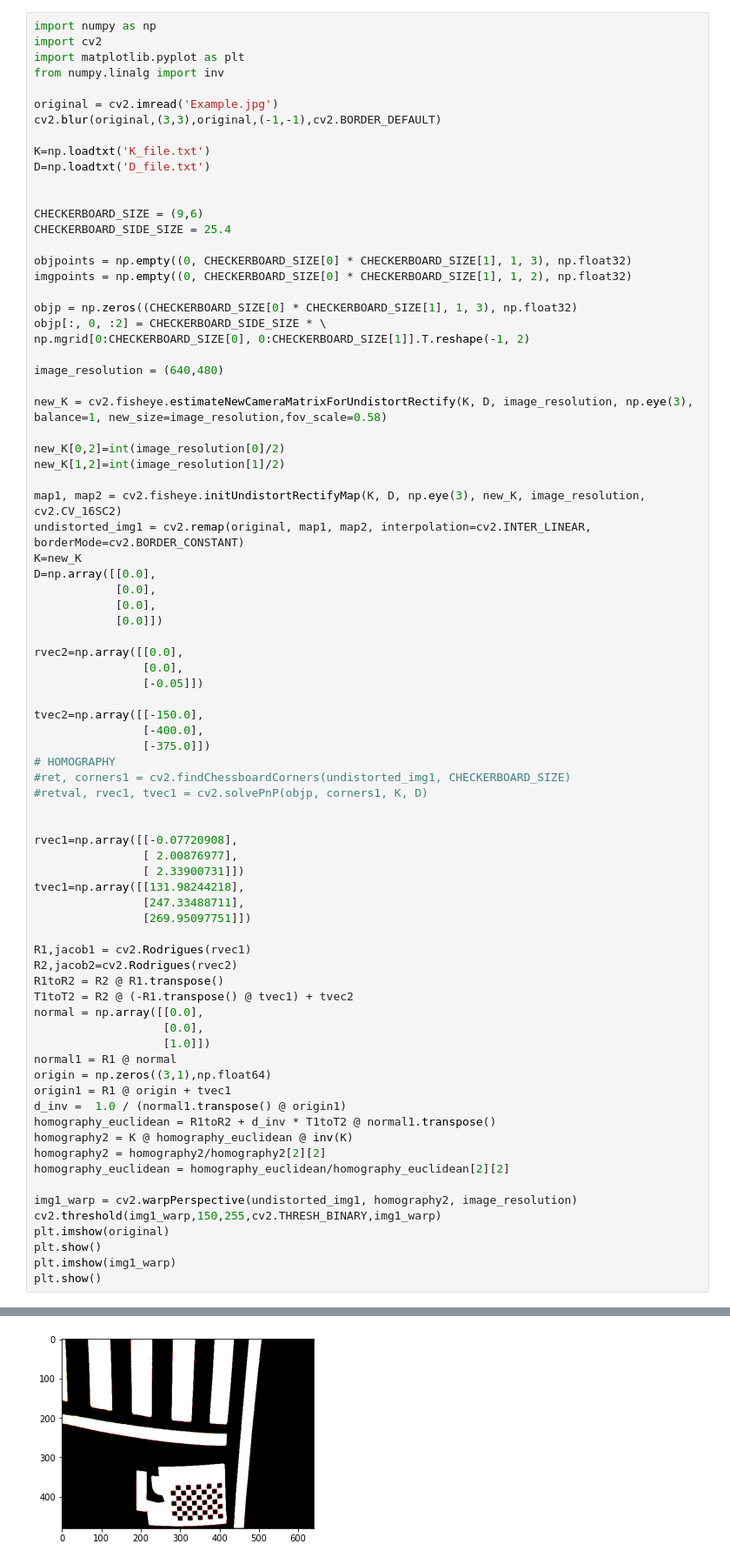
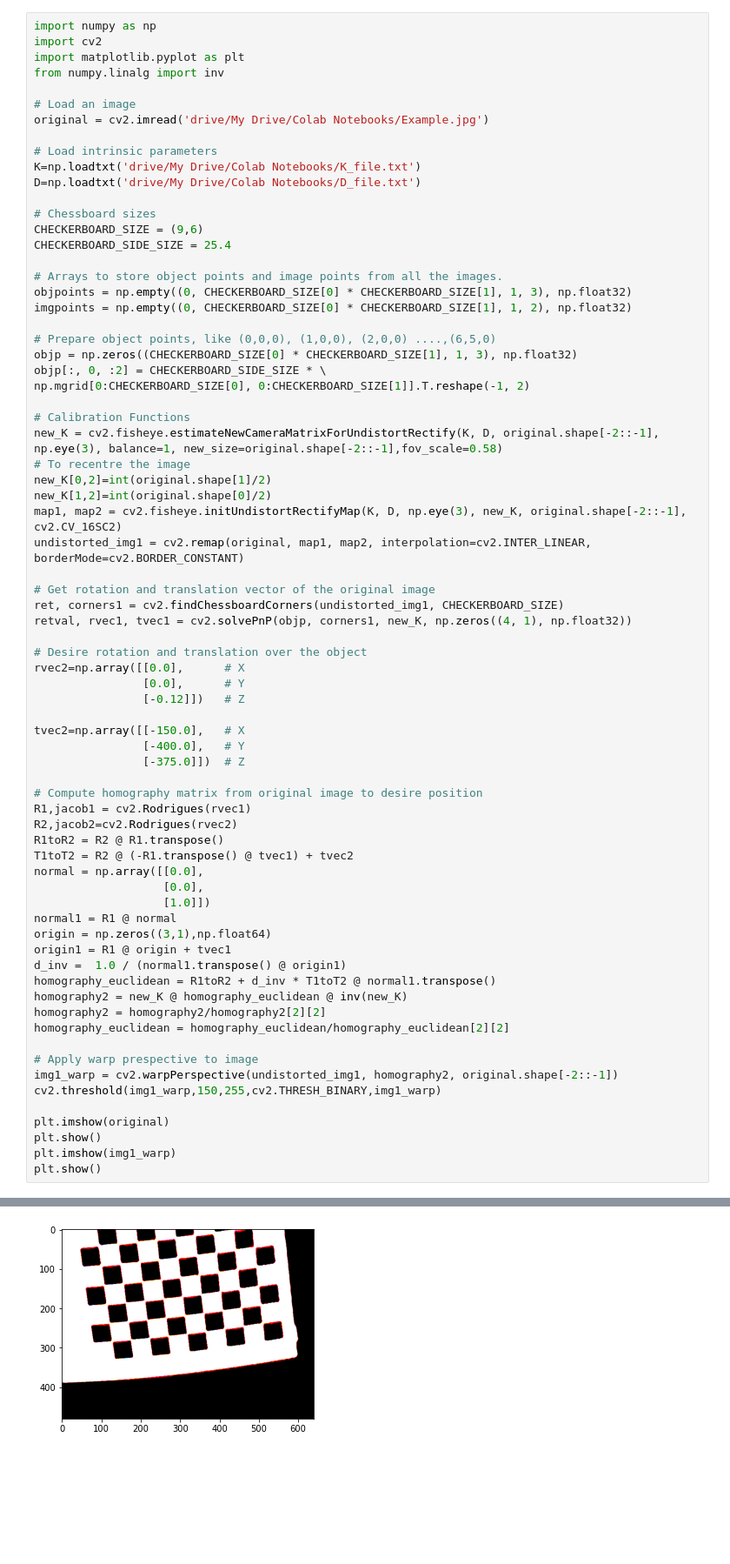
Before and after one commit to ipleiria-robotics/MonoCamCalib4AD, a Jupyter notebook: Calibration&BirdsEyeView.ipynb, the cells around one changed output, grey strips where cells are left out. Shown at 87% size. Drawn from its saved outputs; the diff is of its cells as text; blank space fills up the shorter version.

Commit message:
Colaboratory

```diff
--- a/Calibration&BirdsEyeView.ipynb
+++ b/Calibration&BirdsEyeView.ipynb
@@ -4,79 +226,72 @@ import cv2
 import matplotlib.pyplot as plt
 from numpy.linalg import inv
 
-original = cv2.imread('Example.jpg')
-cv2.blur(original,(3,3),original,(-1,-1),cv2.BORDER_DEFAULT)
+# Load an image
+original = cv2.imread('drive/My Drive/Colab Notebooks/Example.jpg')
 
-K=np.loadtxt('K_file.txt')
-D=np.loadtxt('D_file.txt')
+# Load intrinsic parameters
+K=np.loadtxt('drive/My Drive/Colab Notebooks/K_file.txt')
+D=np.loadtxt('drive/My Drive/Colab Notebooks/D_file.txt')
 
-
+# Chessboard sizes
 CHECKERBOARD_SIZE = (9,6)
 CHECKERBOARD_SIDE_SIZE = 25.4
 
+# Arrays to store object points and image points from all the images.
 objpoints = np.empty((0, CHECKERBOARD_SIZE[0] * CHECKERBOARD_SIZE[1], 1, 3), np.float32)
 imgpoints = np.empty((0, CHECKERBOARD_SIZE[0] * CHECKERBOARD_SIZE[1], 1, 2), np.float32)
 
+# Prepare object points, like (0,0,0), (1,0,0), (2,0,0) ....,(6,5,0)
 objp = np.zeros((CHECKERBOARD_SIZE[0] * CHECKERBOARD_SIZE[1], 1, 3), np.float32)
 objp[:, 0, :2] = CHECKERBOARD_SIDE_SIZE * \
 np.mgrid[0:CHECKERBOARD_SIZE[0], 0:CHECKERBOARD_SIZE[1]].T.reshape(-1, 2)
 
-image_resolution = (640,480)
+# Calibration Functions
+new_K = cv2.fisheye.estimateNewCameraMatrixForUndistortRectify(K, D, original.shape[-2::-1], np.eye(3), balance=1, new_size=original.shape[-2::-1],fov_scale=0.58)
+# To recentre the image
+new_K[0,2]=int(original.shape[1]/2)
+new_K[1,2]=int(original.shape[0]/2)
+map1, map2 = cv2.fisheye.initUndistortRectifyMap(K, D, np.eye(3), new_K, original.shape[-2::-1], cv2.CV_16SC2)
+undistorted_img1 = cv2.remap(original, map1, map2, interpolation=cv2.INTER_LINEAR, borderMode=cv2.BORDER_CONSTANT)
 
-new_K = cv2.fisheye.estimateNewCameraMatrixForUndistortRectify(K, D, image_resolution, np.eye(3), balance=1, new_size=image_resolution,fov_scale=0.58)
+# Get rotation and translation vector of the original image
+ret, corners1 = cv2.findChessboardCorners(undistorted_img1, CHECKERBOARD_SIZE)
+retval, rvec1, tvec1 = cv2.solvePnP(objp, corners1, new_K, np.zeros((4, 1), np.float32))
 
-new_K[0,2]=int(image_resolution[0]/2)
-new_K[1,2]=int(image_resolution[1]/2)
+# Desire rotation and translation over the object
+rvec2=np.array([[0.0],      # X
+                [0.0],      # Y
+                [-0.12]])   # Z
 
-map1, map2 = cv2.fisheye.initUndistortRectifyMap(K, D, np.eye(3), new_K, image_resolution, cv2.CV_16SC2)
-undistorted_img1 = cv2.remap(original, map1, map2, interpolation=cv2.INTER_LINEAR, borderMode=cv2.BORDER_CONSTANT)
-K=new_K
-D=np.array([[0.0],
-            [0.0],
-            [0.0],
-            [0.0]])
+tvec2=np.array([[-150.0],   # X
+                [-400.0],   # Y
+                [-375.0]])  # Z
 
-rvec2=np.array([[0.0],
-                [0.0],
-                [-0.05]])
-
-tvec2=np.array([[-150.0],
-                [-400.0],
-                [-375.0]])
-# HOMOGRAPHY
-#ret, corners1 = cv2.findChessboardCorners(undistorted_img1, CHECKERBOARD_SIZE)
-#retval, rvec1, tvec1 = cv2.solvePnP(objp, corners1, K, D)
-
-
-rvec1=np.array([[-0.07720908],
-                [ 2.00876977],
-                [ 2.33900731]])
-tvec1=np.array([[131.98244218],
-                [247.33488711],
-                [269.95097751]])
-
+# Compute homography matrix from original image to desire position
 R1,jacob1 = cv2.Rodrigues(rvec1)
 R2,jacob2=cv2.Rodrigues(rvec2)
 R1toR2 = R2 @ R1.transpose()
 T1toT2 = R2 @ (-R1.transpose() @ tvec1) + tvec2
 normal = np.array([[0.0],
                    [0.0],
                    [1.0]])
 normal1 = R1 @ normal
 origin = np.zeros((3,1),np.float64)
 origin1 = R1 @ origin + tvec1
 d_inv =  1.0 / (normal1.transpose() @ origin1)
 homography_euclidean = R1toR2 + d_inv * T1toT2 @ normal1.transpose()
-homography2 = K @ homography_euclidean @ inv(K)
+homography2 = new_K @ homography_euclidean @ inv(new_K)
 homography2 = homography2/homography2[2][2]
 homography_euclidean = homography_euclidean/homography_euclidean[2][2]
 
-img1_warp = cv2.warpPerspective(undistorted_img1, homography2, image_resolution)
+# Apply warp prespective to image
+img1_warp = cv2.warpPerspective(undistorted_img1, homography2, original.shape[-2::-1])
 cv2.threshold(img1_warp,150,255,cv2.THRESH_BINARY,img1_warp)
+
 plt.imshow(original)
 plt.show()
 plt.imshow(img1_warp)
 plt.show()
 # %% [output]
 [figure]
-[figure, old version]
+[figure, new version]
```
Also changed, not shown: parts of 12 cells of this notebook.
